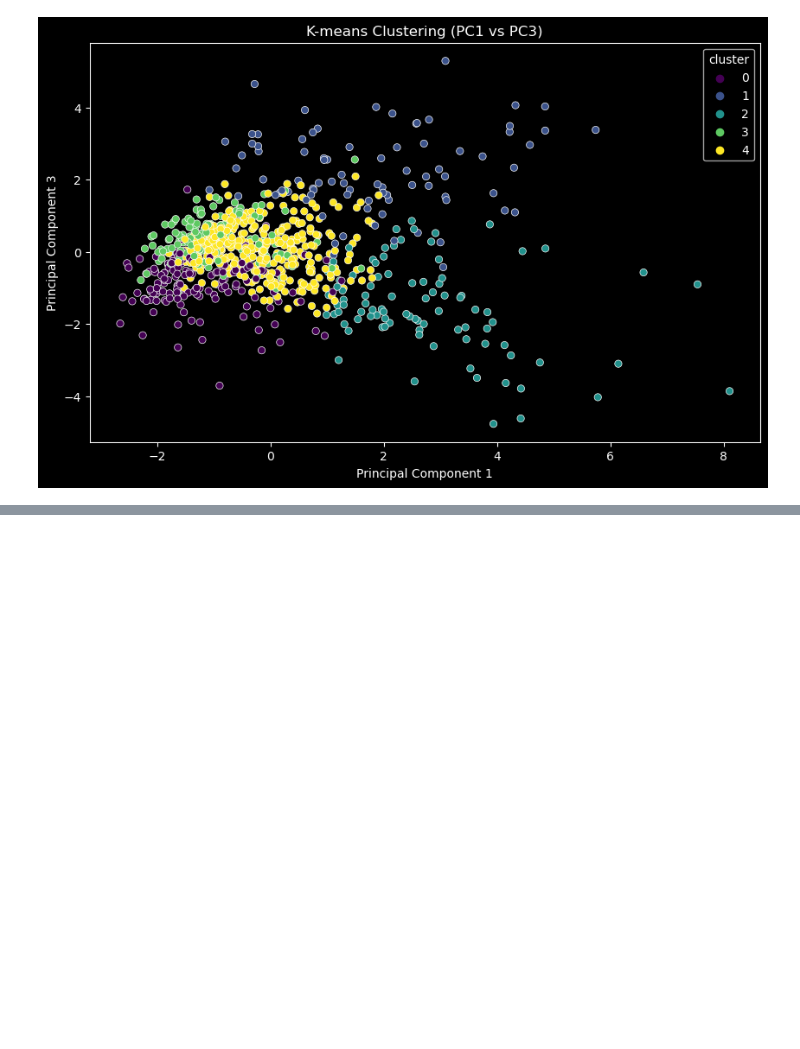
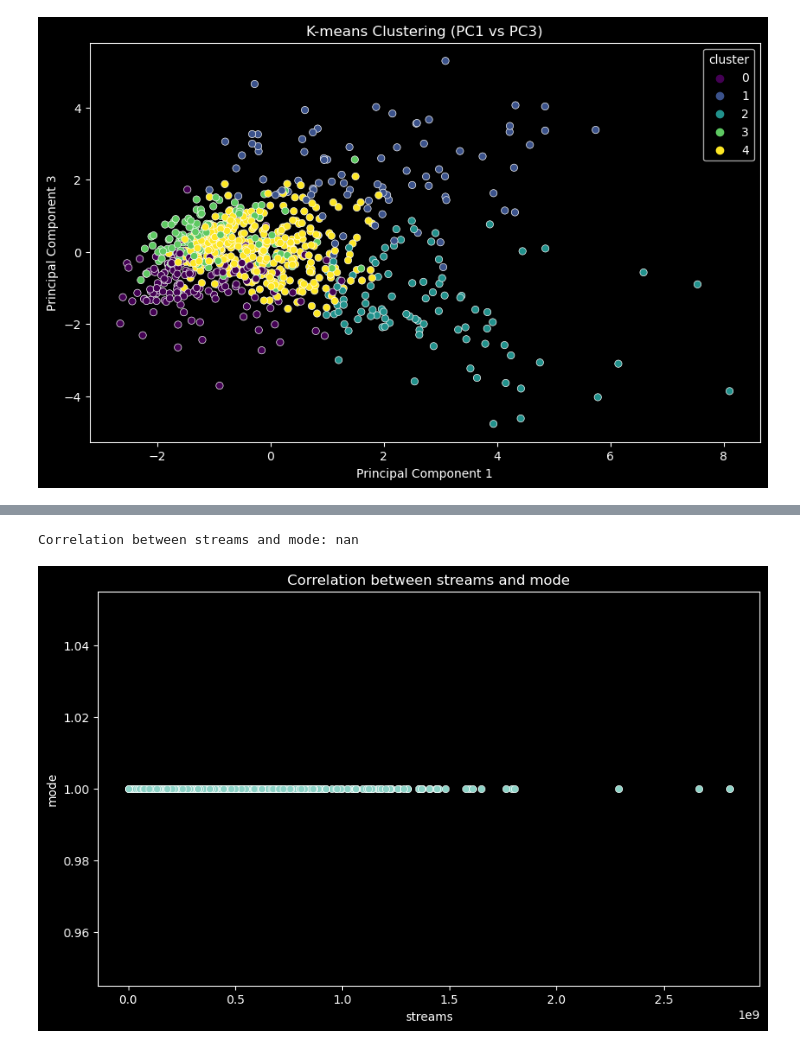
Before and after one commit to ZakITx/SY09_projet, a Jupyter notebook: exploratoire.ipynb, the cells around one changed output, grey strips where cells are left out. Cells and saved outputs as stored; diff of their text form; code cells hidden in the pictures; blank space fills up the shorter version.

Commit message:
restructuration of the project + correlation between variables file added

```diff
--- a/exploratoire.ipynb
+++ b/exploratoire.ipynb
@@ -335,0 +383,37 @@ plt.show()
+# %%
+def calculate_and_plot_correlation(df, col1, col2, plot=True):
+
+    df.loc[:, col1] = pd.to_numeric(df[col1], errors='coerce')
+    df.loc[:, col2] = pd.to_numeric(df[col2], errors='coerce')
+
+    # Drop rows with missing values in the specified columns
+    df_clean = df.dropna(subset=[col1, col2])
+
+    # Calculate the correlation
+    correlation = df_clean[col1].corr(df_clean[col2])
+
+    # Print the correlation coefficient
+    print(f"Correlation between {col1} and {col2}: {correlation}")
+
+    # Optionally plot the data
+    if plot:
+        plt.figure(figsize=(10, 6))
+        sns.scatterplot(data=df_clean, x=col1, y=col2)
+        plt.xlabel(col1)
+        plt.ylabel(col2)
+        plt.title(f'Correlation between {col1} and {col2}')
+        plt.show()
+
+    return correlation
+# %%
+
+data = data.dropna()
+data.loc[:, 'streams'] = pd.to_numeric(data['streams'], errors= 'coerce')
+data.loc[:, 'in_deezer_playlists'] = pd.to_numeric(data['in_deezer_playlists'], errors= 'coerce')
+data.loc[:, 'in_shazam_charts'] = pd.to_numeric(data['in_shazam_charts'], errors= 'coerce')
+data.loc[:, 'mode'] = [0 if x == 'Minor' else 1 for x in data['mode']]
+data['mode'] = data['mode'].dropna()
+data['mode'] = data['mode'].astype(int)
+data['streams'] = data['streams'].astype(int)
+data['in_deezer_playlists'] =data['in_deezer_playlists'].astype(int)
+data['in_shazam_charts'] = data['in_shazam_charts'].astype(int)
@@ -335,0 +440,6 @@ plt.show()
+# %%
+# Example usage:
+correlation = calculate_and_plot_correlation(data, 'streams', 'mode', True)
+# %% [output]
+Correlation between streams and mode: nan
+[figure, added]
```
Also changed, not shown: parts of 16 cells of this notebook, 4 other files.
